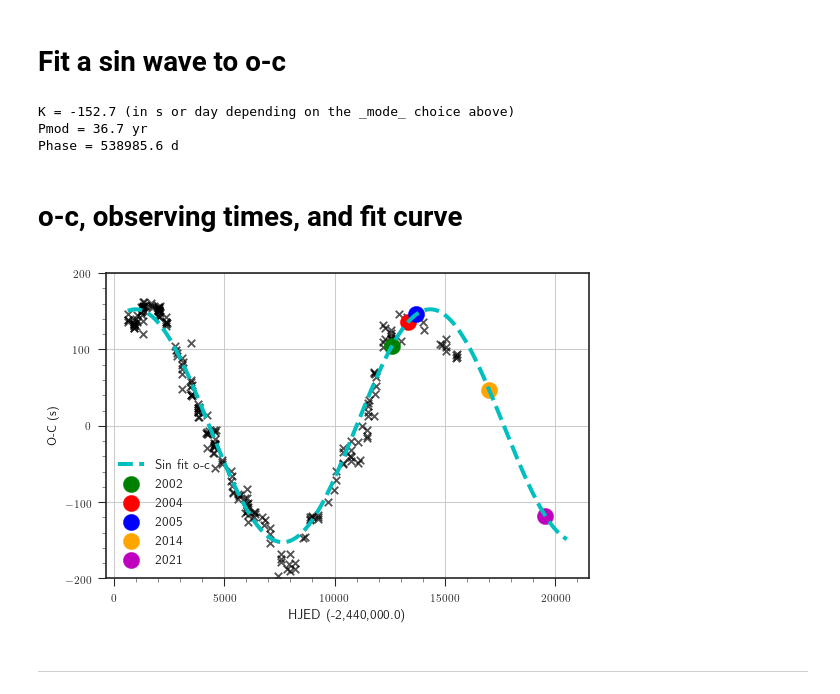
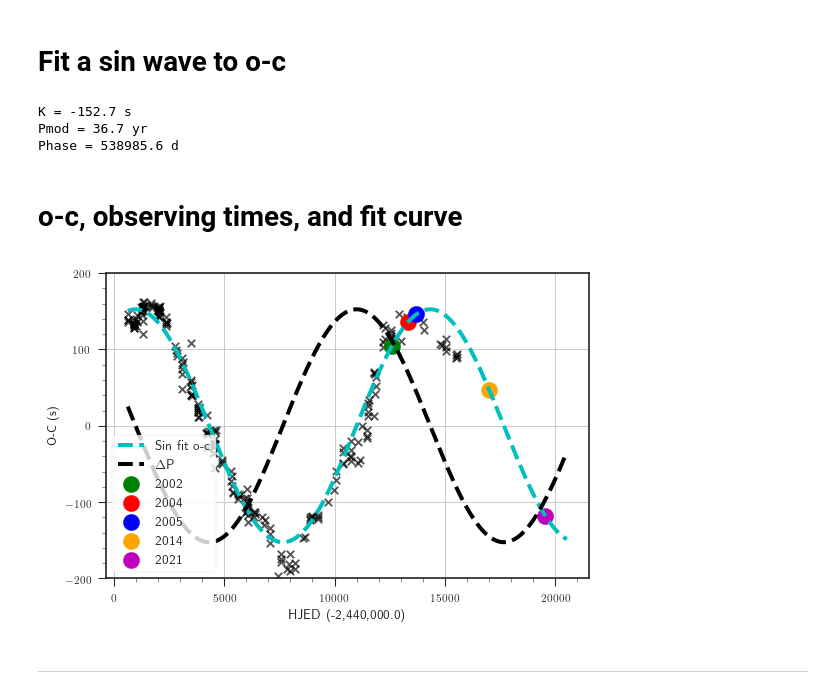
Before and after one commit to bzaire/Reports, a Jupyter notebook: o-c_diagram.ipynb, the cells around one changed output. Saved outputs shown, nothing was run; the diff lists cells and outputs as text; code cells hidden in the pictures.

```diff
--- a/o-c_diagram.ipynb
+++ b/o-c_diagram.ipynb
@@ -29,7 +29,7 @@ mode = 2
 if mode == 0:
     ## Vaccaro et al. 2015
     dP = tE-2445821.898291
-    Prot = 0.5211833875
+    c = 0.5211833875
     # Cycle
     E = N.array([round(idP/Prot) for idP in dP])
     oc = (dP-Prot*E)  #in days
@@ -61,11 +61,11 @@ guess_phase = 0.4; guess_freq = 30.*365.25; guess_amp = 150.
 optimize_func = lambda c: c[0]*N.sin(2*N.pi/c[1]*(tE + c[2])) - oc
 est_amp, est_period, est_phase = leastsq(optimize_func, [guess_amp, guess_freq, guess_phase])[0]
 
-print('K = %1.1f' %est_amp, '(in s or day depending on the _mode_ choice above)')
+print('K = %1.1f s' %est_amp)
 print('Pmod = %1.1f yr' %(est_period/(365.)))
 print('Phase = %1.1f d' %est_phase)
 # %% [output]
-K = -152.7 (in s or day depending on the _mode_ choice above)
+K = -152.7 s
 Pmod = 36.7 yr
 Phase = 538985.6 d
 # %% [markdown]
@@ -89,36 +89,38 @@ if mode == 0:
     ax1.set_ylabel('O-C (d)')
     ax1.set_xlabel('HJED (-2,400,000.0)', fontsize='medium')
 elif mode == 2:
     # Plot fit from Marchioni 2018
     x = N.linspace(N.min(tE), N.max(tE)+5000, 1000)
 #    y = -150.8*N.sin(2*N.pi/(35.22*365.25)*(x + 41.5/(3600*24.)))
 #    ax1.plot(x-constant, y, 'brown')
     #
     ax1.set_ylim((-200,200))
     ax1.yaxis.set_major_locator(MultipleLocator(100))
     ax1.yaxis.set_minor_locator(MultipleLocator(20))
     ax1.xaxis.set_minor_locator(MultipleLocator(1000))
     ax1.xaxis.set_major_locator(MultipleLocator(5000))
     ax1.set_ylabel('O-C (s)')
     ax1.set_xlabel('HJED (-2,440,000.0)', fontsize='medium')
 
 # Observed times
 ax1.scatter(t02-constant, est_amp*N.sin(2*N.pi/est_period*(t02 + est_phase)), color='g', s=150, marker='o',  label='2002')
 ax1.scatter(t04-constant, est_amp*N.sin(2*N.pi/est_period*(t04 + est_phase)), color='r', s=150, marker='o',  label='2004')
 ax1.scatter(t05-constant, est_amp*N.sin(2*N.pi/est_period*(t05 + est_phase)), color='b', s=150, marker='o',  label='2005')
 ax1.scatter(t14-constant, est_amp*N.sin(2*N.pi/est_period*(t14 + est_phase)), color='orange', s=150, marker='o',  label='2014')
 ax1.scatter(t21-constant, est_amp*N.sin(2*N.pi/est_period*(t21 + est_phase)), color='m', s=150, marker='o',  label='2021')
 
 # our basic sinoidal fit:
 ax1.plot(x-constant, est_amp*N.sin(2*N.pi/est_period*(x + est_phase)), '--c', lw=3, label="Sin fit o-c")
+ax1.plot(x-constant, est_amp*N.sin(2*N.pi/est_period*(x + est_phase)+N.pi/2), '--k', lw=3, label="$\Delta$P")
 
-P.legend(fontsize='medium')
+
+P.legend(fontsize='medium', loc='lower left', frameon=True)
 P.grid(True)
 P.tight_layout()
-P.savefig('oc.pdf', bbox_inches='tight')
+#P.savefig('/Users/bzaire/Reports/figs/oc_vaccaro.pdf', bbox_inches='tight')
 P.show()
 # %% [output]
-[figure, old version]
+[figure, new version]
 # %% [markdown]
 ---
 # %% [markdown]
```
Also changed, not shown: parts of 7 cells of this notebook.
